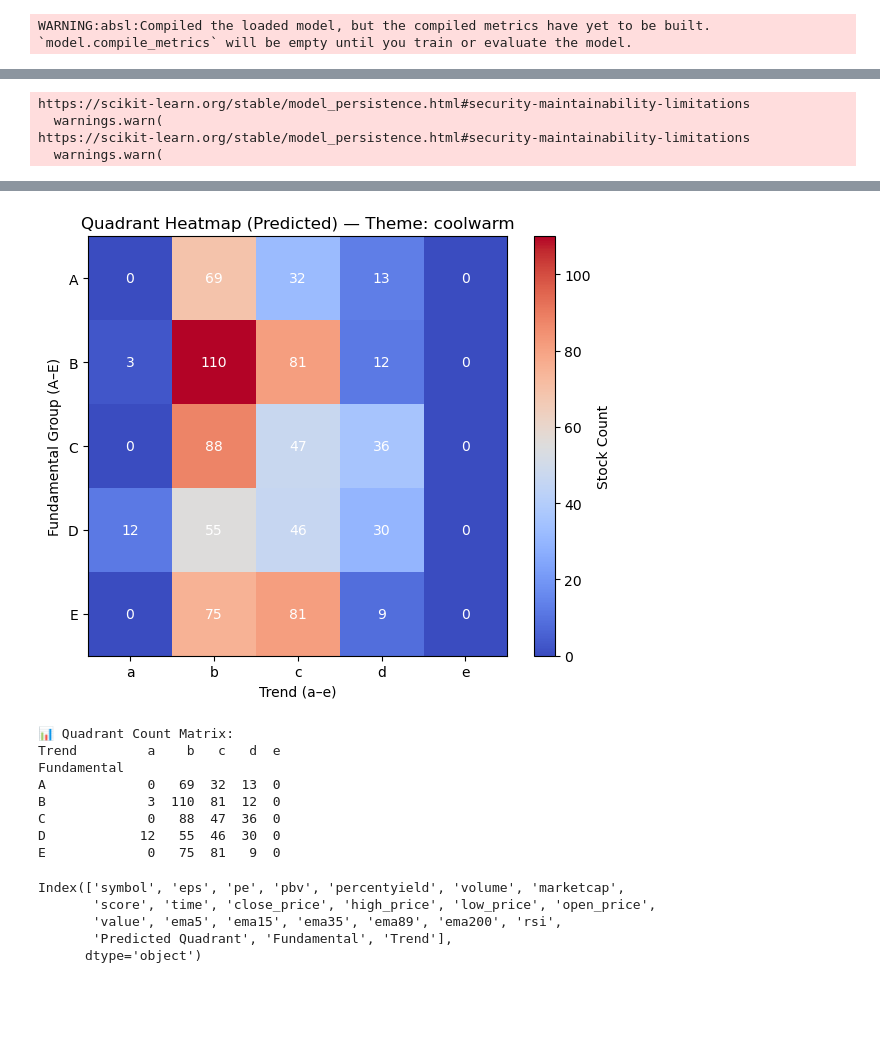
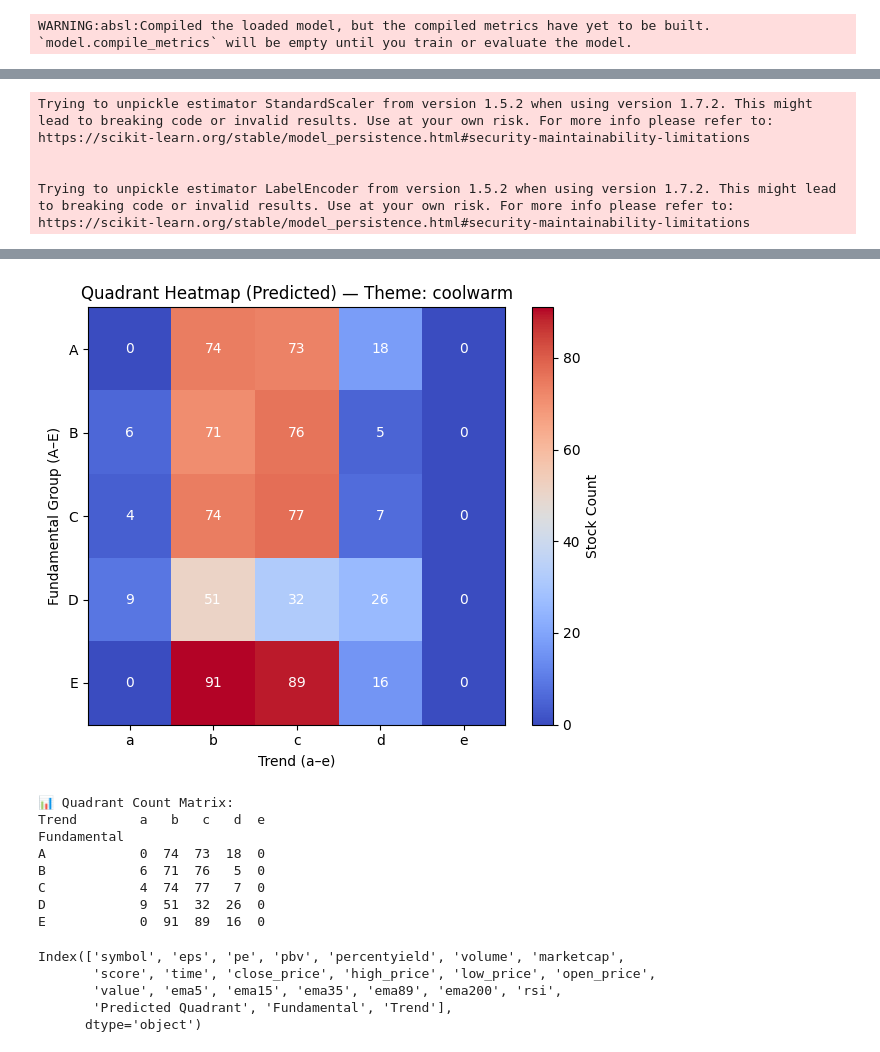
Before and after one commit to phqsuema123/Stock-quadrant-quantitative-analysis-using-deep-learning-classification, a Jupyter notebook: 1.Final_file/5.ployment/deployment_model.ipynb, the cells around one changed output, grey strips where cells are left out. Cells and saved outputs as stored; diff of their text form; code cells hidden in the pictures; blank space fills up the shorter version.

```diff
--- a/1.Final_file/5.ployment/deployment_model.ipynb
+++ b/1.Final_file/5.ployment/deployment_model.ipynb
@@ -274,9 +318,10 @@ import matplotlib.pyplot as plt
 # 1️⃣ โหลดไฟล์ Excel และโมเดล
 # -----------------------------
 excel_path = "fileformodel.xlsx"
-model_path = "deep_quadrant_model.h5"
-scaler_path = "scaler.pkl"
-le_path = "label_encoder.pkl"
+model_path = "C:/Users/Admin/OneDrive/Desktop/Stock-quadrant-quantitative-analysis-using-deep-learning-classification/1.Final_file/3.Data_preparation,4.Modelling/best_model_ann.h5"
+scaler_path = "C:/Users/Admin/OneDrive/Desktop/Stock-quadrant-quantitative-analysis-using-deep-learning-classification/1.Final_file/3.Data_preparation,4.Modelling/deploy_model/scaler.pkl"
+le_path = "C:/Users/Admin/OneDrive/Desktop/Stock-quadrant-quantitative-analysis-using-deep-learning-classification/1.Final_file/3.Data_preparation,4.Modelling/deploy_model/label_encoder.pkl"
+
 
 df = pd.read_excel(excel_path)
 deep_model = load_model(model_path)
@@ -382,4 +427,6 @@ WARNING:absl:Compiled the loaded model, but the compiled metrics have yet to be
+Trying to unpickle estimator StandardScaler from version 1.5.2 when using version 1.7.2. This might lead to breaking code or invalid results. Use at your own risk. For more info please refer to:
 https://scikit-learn.org/stable/model_persistence.html#security-maintainability-limitations
-  warnings.warn(
+
+
+Trying to unpickle estimator LabelEncoder from version 1.5.2 when using version 1.7.2. This might lead to breaking code or invalid results. Use at your own risk. For more info please refer to:
 https://scikit-learn.org/stable/model_persistence.html#security-maintainability-limitations
-  warnings.warn(
@@ -387,13 +433,13 @@ https://scikit-learn.org/stable/model_persistence.html#security-maintainability-
 ✅ Saved prediction results to: predicted_quadrants.xlsx
-[figure, old version]
+[figure, new version]
 📊 Quadrant Count Matrix:
-Trend         a    b   c   d  e
+Trend        a   b   c   d  e
 Fundamental
-A             0   69  32  13  0
-B             3  110  81  12  0
-C             0   88  47  36  0
-D            12   55  46  30  0
-E             0   75  81   9  0
+A            0  74  73  18  0
+B            6  71  76   5  0
+C            4  74  77   7  0
+D            9  51  32  26  0
+E            0  91  89  16  0
 # %%
 df_original = pd.read_excel("stock_all_data.xlsx")
 df_predicted =df
```
Also changed, not shown: parts of 12 cells of this notebook, 8 other files.
